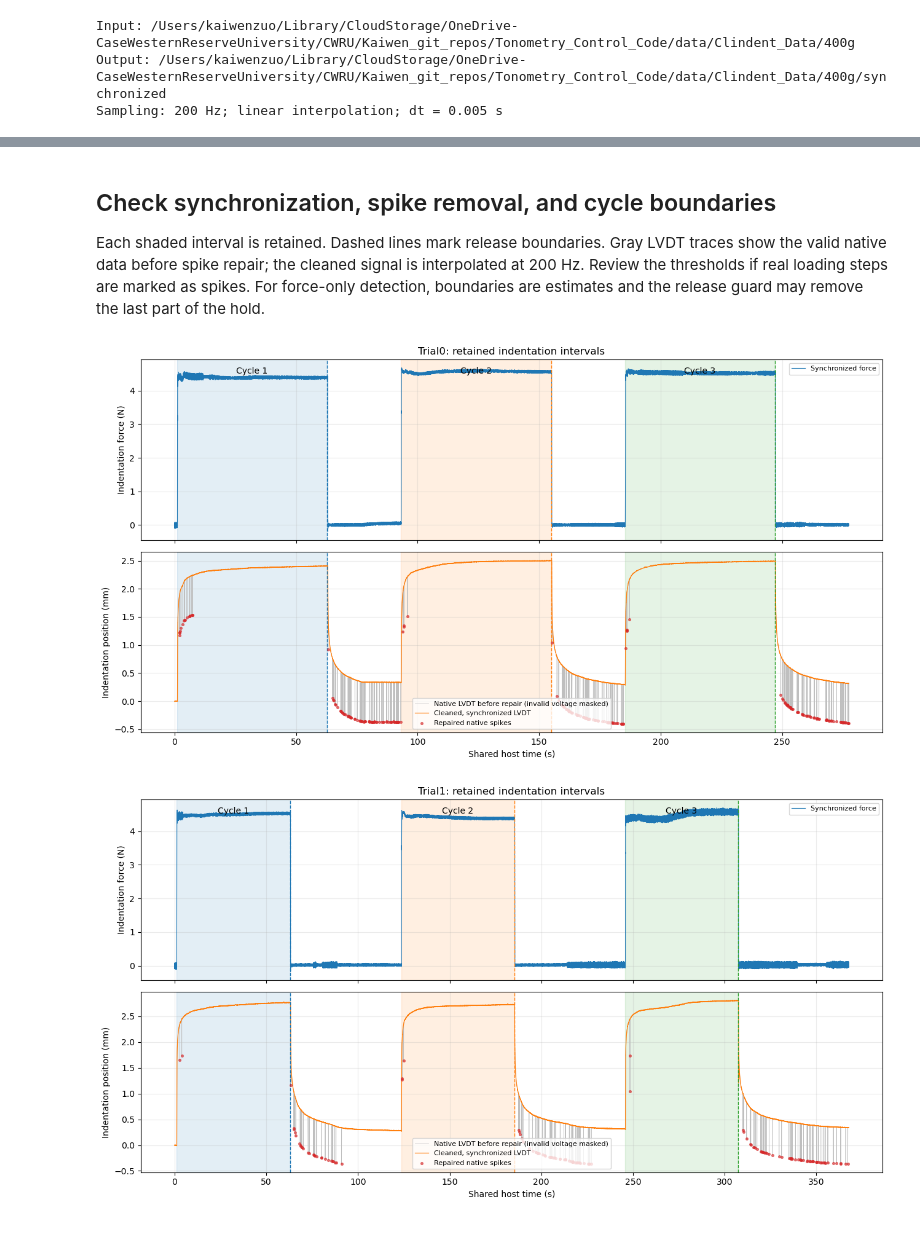
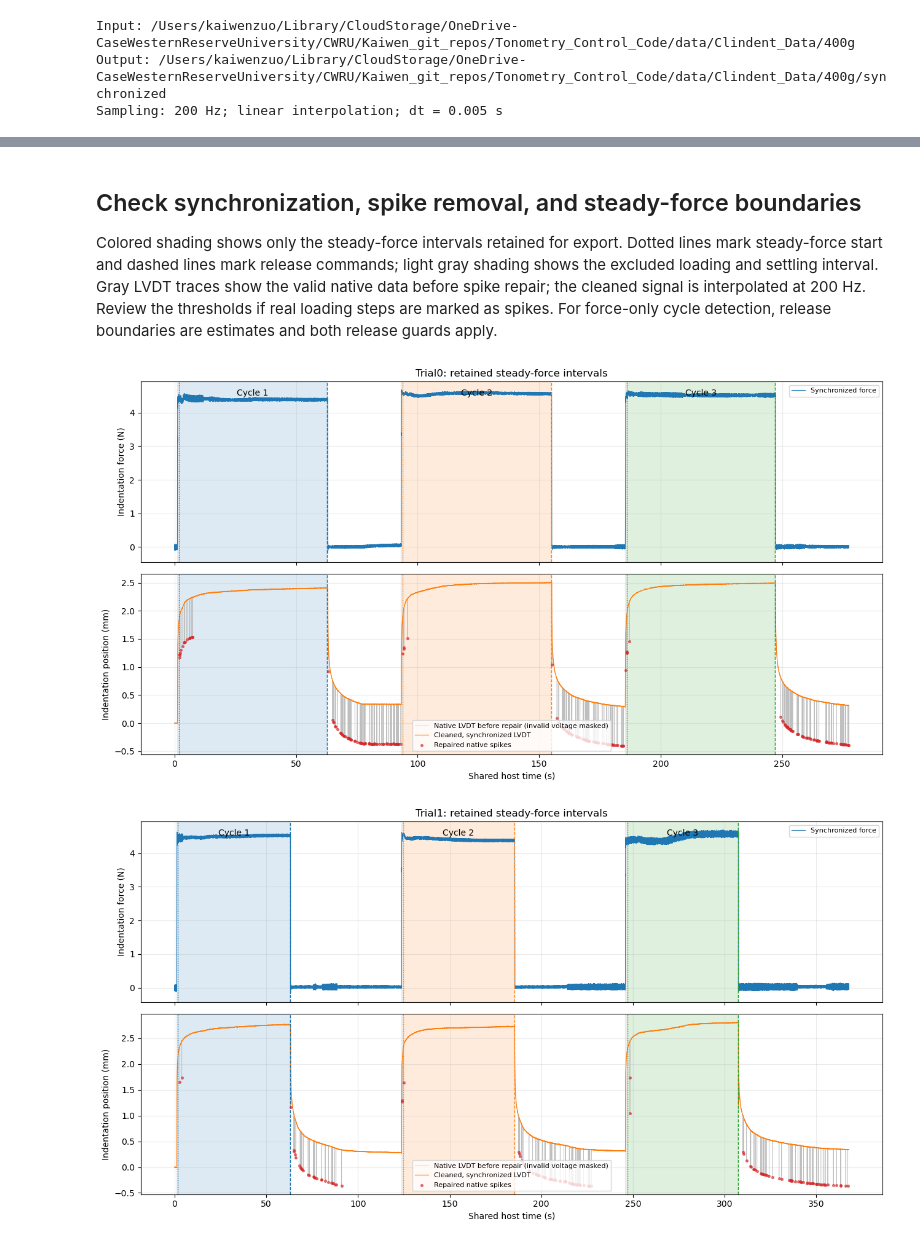
Before and after one commit to Cuberkk/Tonometry_Control_Code, a Jupyter notebook: data_process/utils/Clindent_data_preprocess.ipynb, the cells around one changed output, grey strips where cells are left out. Drawn from its saved outputs; the diff is of its cells as text; code cells hidden in the pictures.

```diff
--- a/data_process/utils/Clindent_data_preprocess.ipynb
+++ b/data_process/utils/Clindent_data_preprocess.ipynb
@@ -90,7 +96,6 @@ if not trial_dirs:
 
 processed = []
 quality_rows = []
-cycle_rows = []
 for trial_dir in trial_dirs:
     trial = load_trial(
         trial_dir, dt=DT_S, baseline_s=BASELINE_S, max_gap_s=MAX_INTERPOLATION_GAP_S,
@@ -104,40 +109,18 @@ for trial_dir in trial_dirs:
     )
     if cycles.onset_s.min() < BASELINE_S:
         raise ValueError(f'{trial_dir.name}: Shorten BASELINE_S so it ends before indentation.')
-    extracted = extract_indentation_cycles(trial['sync'], cycles, sampling_hz=SAMPLING_HZ)
-    processed.append(dict(name=trial_dir.name, source=trial_dir, trial=trial,
-                          cycles=cycles, extracted=extracted))
+    processed.append(dict(name=trial_dir.name, source=trial_dir, trial=trial, cycles=cycles))
     quality_rows.append({
         'trial': trial_dir.name, 'force_samples': len(trial['force']),
         'lvdt_samples': len(trial['lvdt']),
         'invalid_lvdt_samples': int((~trial['lvdt'].sensor_valid).sum()),
         'repaired_lvdt_spikes': int(trial['lvdt'].displacement_spike.sum()),
         'unresolved_grid_samples': int((~trial['sync'].valid).sum()),
-        'exported_cycles': len(extracted),
+        'detected_cycles': len(cycles),
     })
-    for event, (cycle_number, frame) in zip(cycles.itertuples(), extracted):
-        retained = trial['sync'].loc[
-            (trial['sync'].time_s >= event.onset_s) & (trial['sync'].time_s < event.release_s)
-        ]
-        cycle_rows.append({
-            'file': f'{trial_dir.name}_{cycle_number}.csv',
-            'source_trial': str(trial_dir.relative_to(PROJECT_ROOT)),
-            'origin_ns': trial['origin_ns'], 'cycle': cycle_number,
-            'boundary_source': event.boundary_source,
-            'indent_command_s': event.onset_s, 'release_boundary_s': event.release_s,
-            'first_retained_host_s': retained.time_s.iloc[0],
-            'last_retained_host_s': retained.time_s.iloc[-1],
-            'rows': len(frame), 'duration_s': frame[OUTPUT_COLUMNS[0]].iloc[-1],
-            'sampling_hz': SAMPLING_HZ,
-            'force_native_baseline_n': trial['baseline']['force_raw_n'],
-            'position_native_baseline_mm': trial['baseline']['displacement_raw_mm'],
-        })
 
 quality_summary = pd.DataFrame(quality_rows)
-cycle_summary = pd.DataFrame(cycle_rows)
 display(quality_summary)
-display(cycle_summary[['file', 'boundary_source', 'indent_command_s', 'release_boundary_s',
-                       'rows', 'duration_s', 'sampling_hz']])
 # %% [output]
 |  | trial | force_samples | lvdt_samples | invalid_lvdt_samples | repaired_lvdt_spikes | ... |
 | 0 | Trial0 | 221915 | 55882 | 4 | 215 | ... |
@@ -156,34 +187,39 @@ display(cycle_summary[['file', 'boundary_source', 'indent_command_s', 'release_b
 # %% [markdown]
-## Check synchronization, spike removal, and cycle boundaries
+## Check synchronization, spike removal, and steady-force boundaries
 
-Each shaded interval is retained. Dashed lines mark release boundaries. Gray LVDT traces show the valid native data before spike repair; the cleaned signal is interpolated at 200 Hz. Review the thresholds if real loading steps are marked as spikes. For force-only detection, boundaries are estimates and the release guard may remove the last part of the hold.
+Colored shading shows only the steady-force intervals retained for export. Dotted lines mark steady-force start and dashed lines mark release commands; light gray shading shows the excluded loading and settling interval. Gray LVDT traces show the valid native data before spike repair; the cleaned signal is interpolated at 200 Hz. Review the thresholds if real loading steps are marked as spikes. For force-only cycle detection, release boundaries are estimates and both release guards apply.
 # %%
 for result in processed:
     trial, cycles = result['trial'], result['cycles']
     sync, lvdt = trial['sync'], trial['lvdt']
     fig, axes = plt.subplots(2, 1, figsize=(13, 7), sharex=True)
     axes[0].plot(sync.time_s, sync.force_n, color='tab:blue', lw=0.8, label='Synchronized force')
     axes[1].plot(lvdt.time_s, lvdt.displacement_before_despike_mm,
                  color='0.75', lw=0.6, label='Native LVDT before repair (invalid voltage masked)')
     axes[1].plot(sync.time_s, sync.displacement_mm, color='tab:orange', lw=0.9,
                  label='Cleaned, synchronized LVDT')
     spike = lvdt.displacement_spike
     axes[1].scatter(lvdt.loc[spike, 'time_s'], lvdt.loc[spike, 'displacement_before_despike_mm'],
                     color='tab:red', s=7, alpha=0.6, label='Repaired native spikes', zorder=3)
     for event in cycles.itertuples():
         color = plt.get_cmap('tab10')((event.cycle - 1) % 10)
         for axis in axes:
-            axis.axvspan(event.onset_s, event.release_s, color=color, alpha=0.12)
+            axis.axvspan(event.onset_s, event.steady_start_s, color='0.5', alpha=0.12)
+            axis.axvspan(event.steady_start_s, event.steady_end_s, color=color, alpha=0.15)
+            axis.axvline(event.steady_start_s, color=color, ls=':', lw=1)
             axis.axvline(event.release_s, color=color, ls='--', lw=1)
-        axes[0].text((event.onset_s + event.release_s) / 2, 0.96, f'Cycle {event.cycle}',
-                     transform=axes[0].get_xaxis_transform(), ha='center', va='top')
-    axes[0].set(title=f"{result['name']}: retained indentation intervals", ylabel='Indentation force (N)')
+        axes[0].text((event.steady_start_s + event.steady_end_s) / 2, 0.96,
+                     f'Cycle {event.cycle}', transform=axes[0].get_xaxis_transform(),
+                     ha='center', va='top')
+    axes[0].set(title=f"{result['name']}: retained steady-force intervals",
+                 ylabel='Indentation force (N)')
     axes[1].set(xlabel='Shared host time (s)', ylabel='Indentation position (mm)')
     for axis in axes:
         axis.legend(loc='best', fontsize=8)
     fig.tight_layout()
     save_figure(fig, f"{result['name']}_synchronization.png")
     plt.show()
+    plt.close(fig)
 # %% [output]
-[figure, old version]
+[figure, new version]
-[figure, old version]
+[figure, new version]
```
Also changed, not shown: parts of 11 cells of this notebook, 23 other files.
